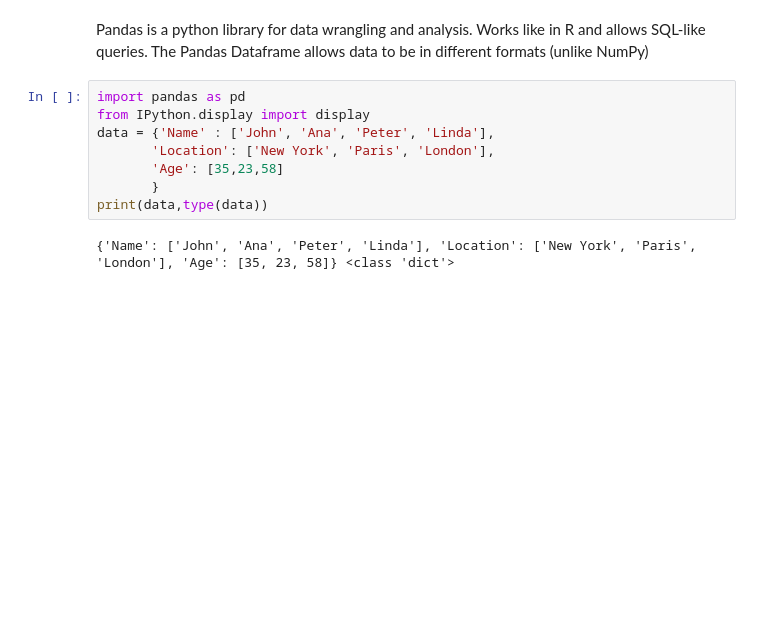
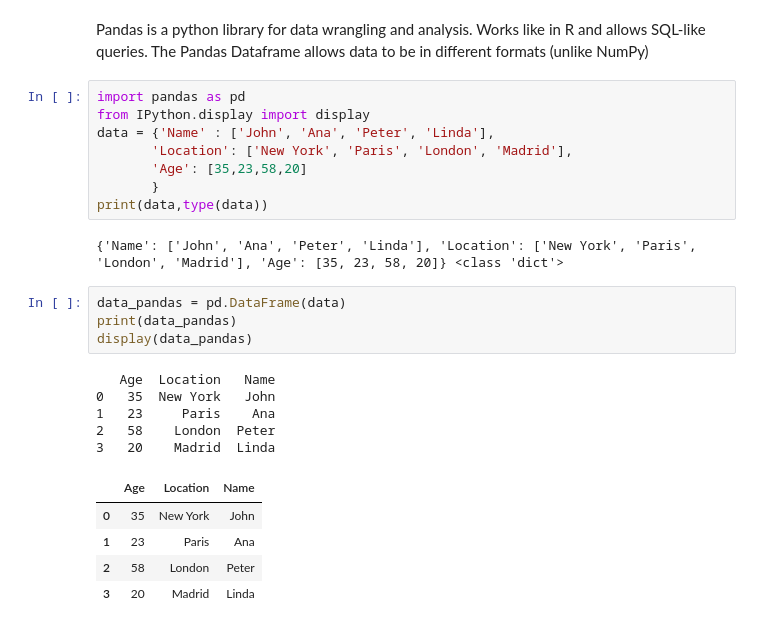
Before and after one commit to yacoan81/introML, a Jupyter notebook: intro ML.ipynb, the cells around one changed output. Saved outputs shown, nothing was run; the diff lists cells and outputs as text; blank space fills up the shorter version.

```diff
--- a/intro ML.ipynb
+++ b/intro ML.ipynb
@@ -73,9 +73,24 @@ Pandas is a python library for data wrangling and analysis. Works like in R and
 import pandas as pd
 from IPython.display import display
 data = {'Name' : ['John', 'Ana', 'Peter', 'Linda'],
-       'Location': ['New York', 'Paris', 'London'],
-       'Age': [35,23,58]
+       'Location': ['New York', 'Paris', 'London', 'Madrid'],
+       'Age': [35,23,58,20]
        }
 print(data,type(data))
 # %% [output]
-{'Name': ['John', 'Ana', 'Peter', 'Linda'], 'Location': ['New York', 'Paris', 'London'], 'Age': [35, 23, 58]} <class 'dict'>
+{'Name': ['John', 'Ana', 'Peter', 'Linda'], 'Location': ['New York', 'Paris', 'London', 'Madrid'], 'Age': [35, 23, 58, 20]} <class 'dict'>
+# %%
+data_pandas = pd.DataFrame(data)
+print(data_pandas)
+display(data_pandas)
+# %% [output]
+   Age  Location   Name
+0   35  New York   John
+1   23     Paris    Ana
+2   58    London  Peter
+3   20    Madrid  Linda
+|  | Age | Location | Name |
+| 0 | 35 | New York | John |
+| 1 | 23 | Paris | Ana |
+| 2 | 58 | London | Peter |
+| 3 | 20 | Madrid | Linda |
```
Also changed, not shown: parts of 8 cells of this notebook.
